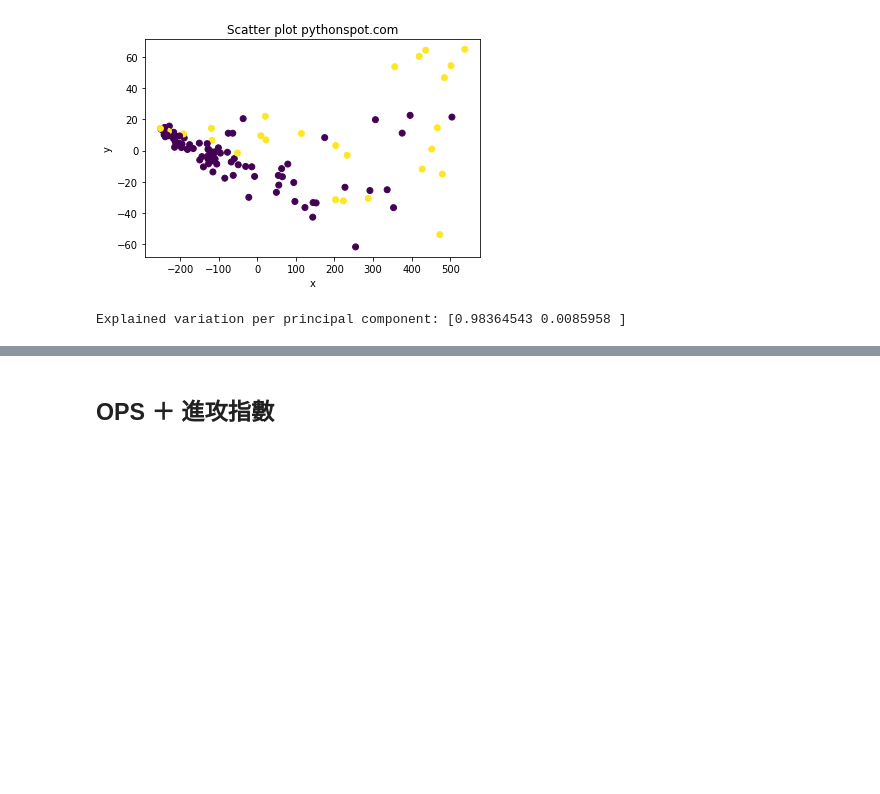
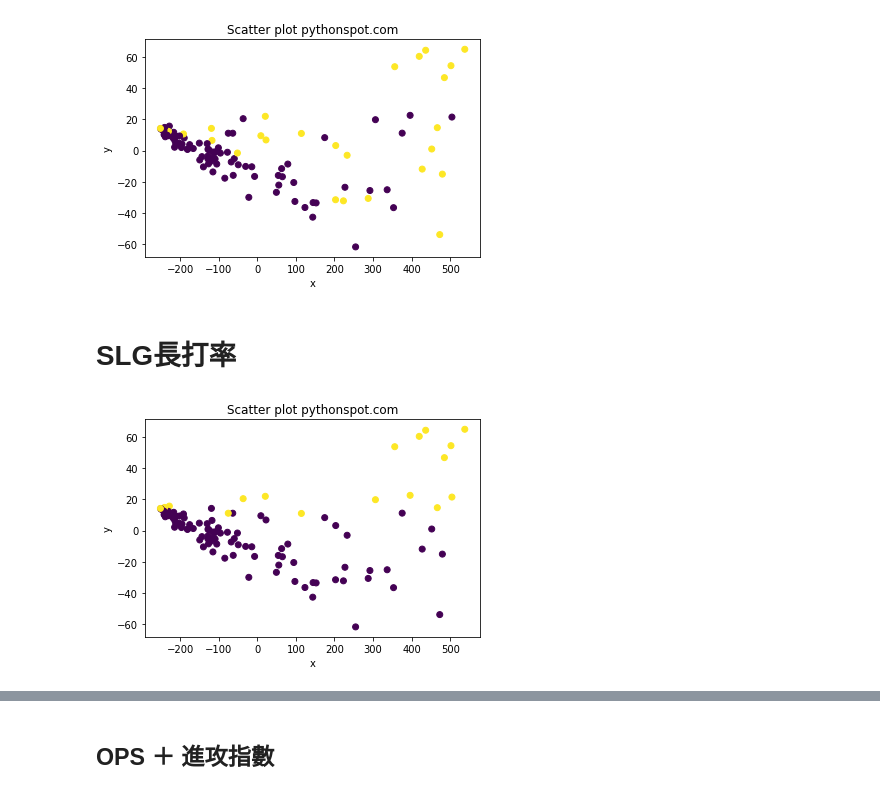
Before and after one commit to a10130716/learning_Note, a Jupyter notebook: hw03_ＰＣＡ/ＣＰＢＬ.ipynb, the cells around one changed output, grey strips where cells are left out. Saved outputs shown, nothing was run; the diff lists cells and outputs as text; code cells hidden in the pictures; blank space fills up the shorter version.

```diff
--- a/hw03_ＰＣＡ/ＣＰＢＬ.ipynb
+++ b/hw03_ＰＣＡ/ＣＰＢＬ.ipynb
@@ -94,6 +94,10 @@ df['rate'] = df['AVG'].apply(lambda x:0 if x<0.3 else 1)
 df2= df.drop(['NAME'], axis=1)
 # %%
 df['rate1'] = df['OPS+'].apply(lambda x:0 if x<1 else 1)
+# %%
+df['rate2'] = df['SLG'].apply(lambda x:0 if x<0.5 else 1)
+# %%
+df['rate3'] = df['OBS'].apply(lambda x:0 if x<0.4 else 1)
 # %%
 df2
 # %% [output]
@@ -167,7 +173,13 @@ plt.ylabel('y')
 plt.show()
 # %% [output]
 [figure]
-# %%
-print('Explained variation per principal component: {}'.format(pca.explained_variance_ratio_))
-# %% [output]
-Explained variation per principal component: [0.98364543 0.0085958 ]
+# %% [markdown]
+# SLG長打率
+# %%
+plt.scatter(df3[:,0], df3[:,1], c = df['rate2'])
+plt.title('Scatter plot pythonspot.com')
+plt.xlabel('x')
+plt.ylabel('y')
+plt.show()
+# %% [output]
+[figure, added]
```
Also changed, not shown: parts of 4 cells of this notebook.
